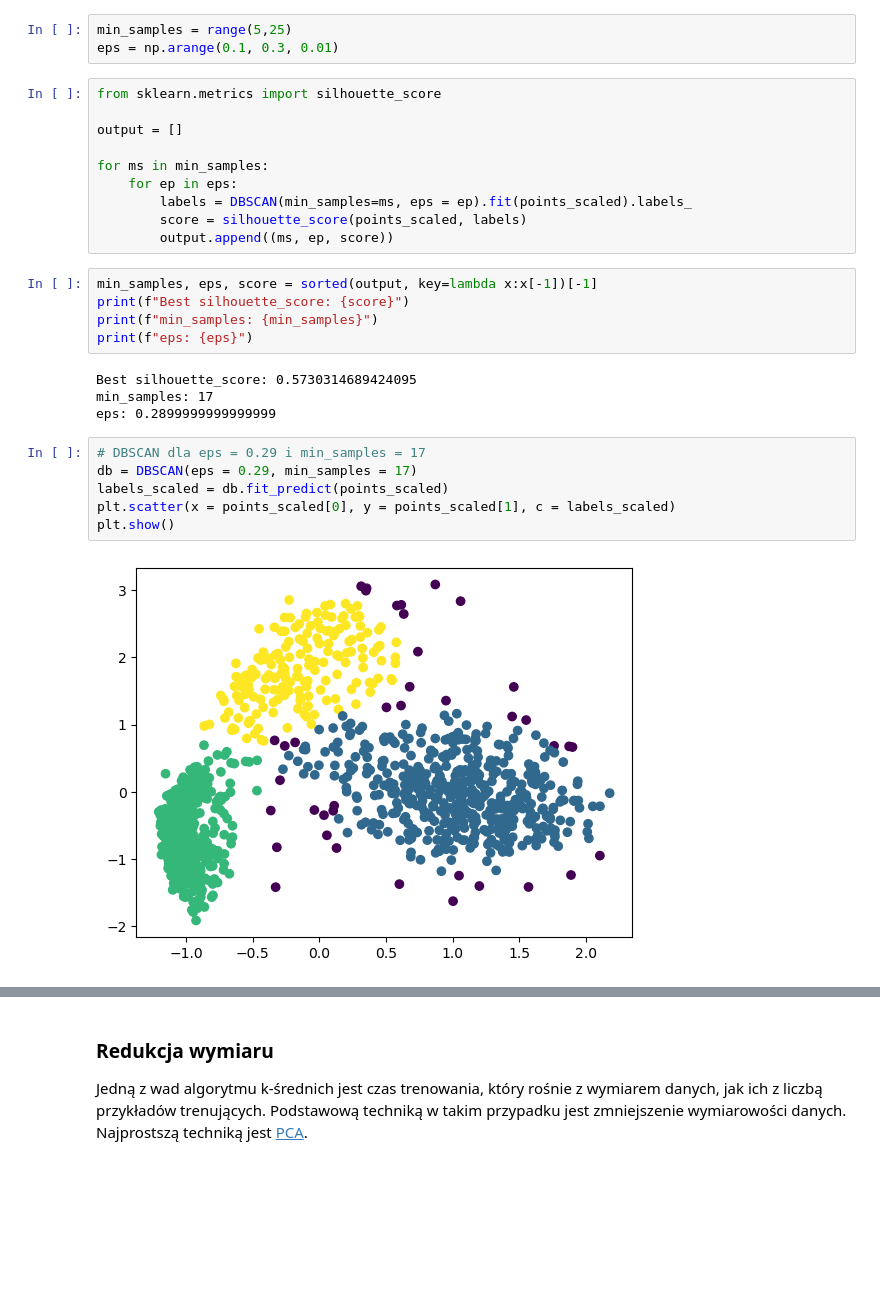
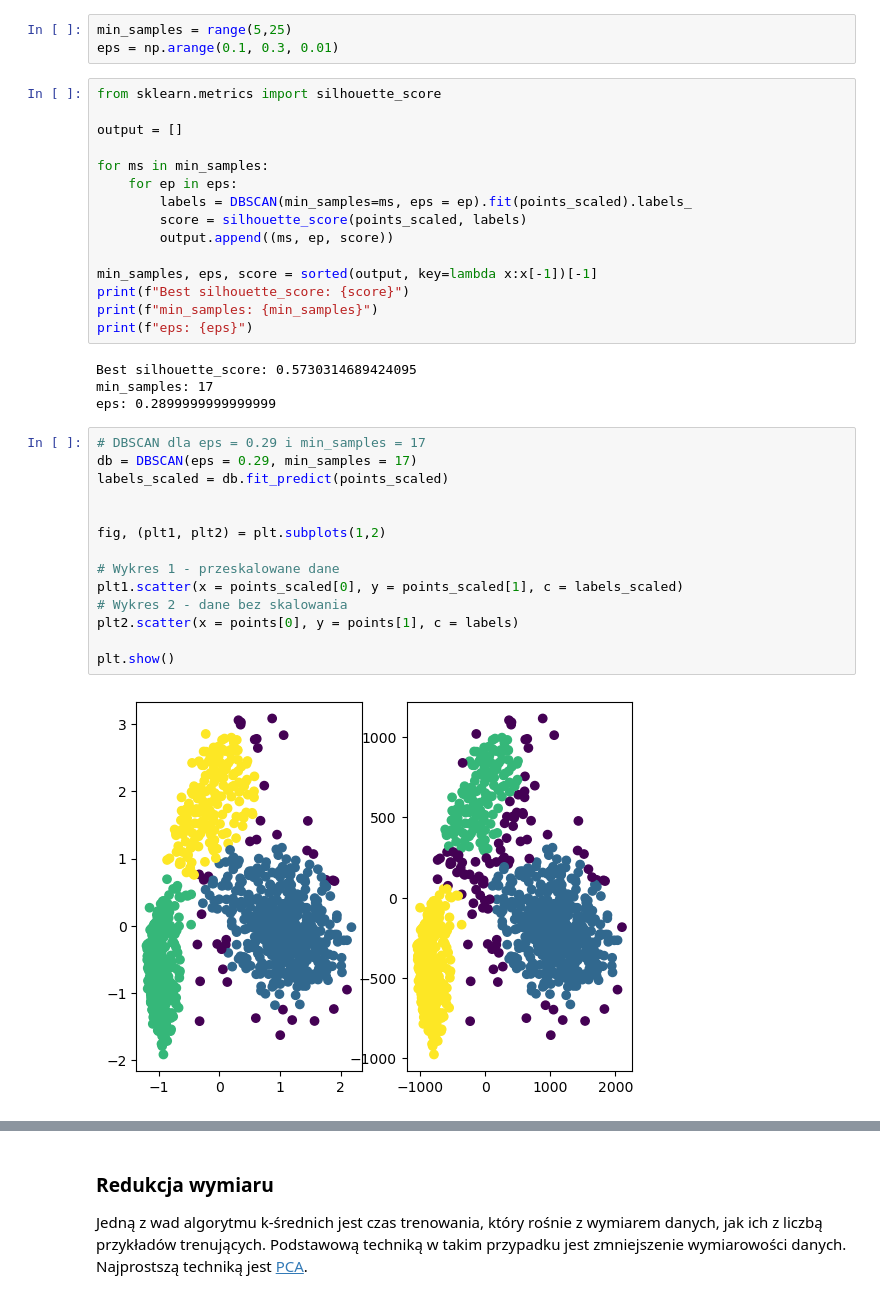
Before and after one commit to aradzikbys/UAM_python, a Jupyter notebook: zadanie_domowe_sklearn/homework.ipynb, the cells around one changed output, grey strips where cells are left out. Saved outputs shown, nothing was run; the diff lists cells and outputs as text; blank space fills up the shorter version.

```diff
--- a/zadanie_domowe_sklearn/homework.ipynb
+++ b/zadanie_domowe_sklearn/homework.ipynb
@@ -234,23 +234,31 @@ for ms in min_samples:
         labels = DBSCAN(min_samples=ms, eps = ep).fit(points_scaled).labels_
         score = silhouette_score(points_scaled, labels)
         output.append((ms, ep, score))
+
+min_samples, eps, score = sorted(output, key=lambda x:x[-1])[-1]
+print(f"Best silhouette_score: {score}")
+print(f"min_samples: {min_samples}")
+print(f"eps: {eps}")
+# %% [output]
+Best silhouette_score: 0.5730314689424095
+min_samples: 17
+eps: 0.2899999999999999
-# %%
-min_samples, eps, score = sorted(output, key=lambda x:x[-1])[-1]
-print(f"Best silhouette_score: {score}")
-print(f"min_samples: {min_samples}")
-print(f"eps: {eps}")
-# %% [output]
-Best silhouette_score: 0.5730314689424095
-min_samples: 17
-eps: 0.2899999999999999
 # %%
 # DBSCAN dla eps = 0.29 i min_samples = 17
 db = DBSCAN(eps = 0.29, min_samples = 17)
 labels_scaled = db.fit_predict(points_scaled)
-plt.scatter(x = points_scaled[0], y = points_scaled[1], c = labels_scaled)
+
+
+fig, (plt1, plt2) = plt.subplots(1,2)
+
+# Wykres 1 - przeskalowane dane
+plt1.scatter(x = points_scaled[0], y = points_scaled[1], c = labels_scaled)
+# Wykres 2 - dane bez skalowania
+plt2.scatter(x = points[0], y = points[1], c = labels)
+
 plt.show()
 # %% [output]
-[figure, old version]
+[figure, new version]
 # %%
 # k-means dla przeskalowanych danych
 kmeans3 = KMeans(n_clusters = 3)
```
Also changed, not shown: parts of 23 cells of this notebook.
